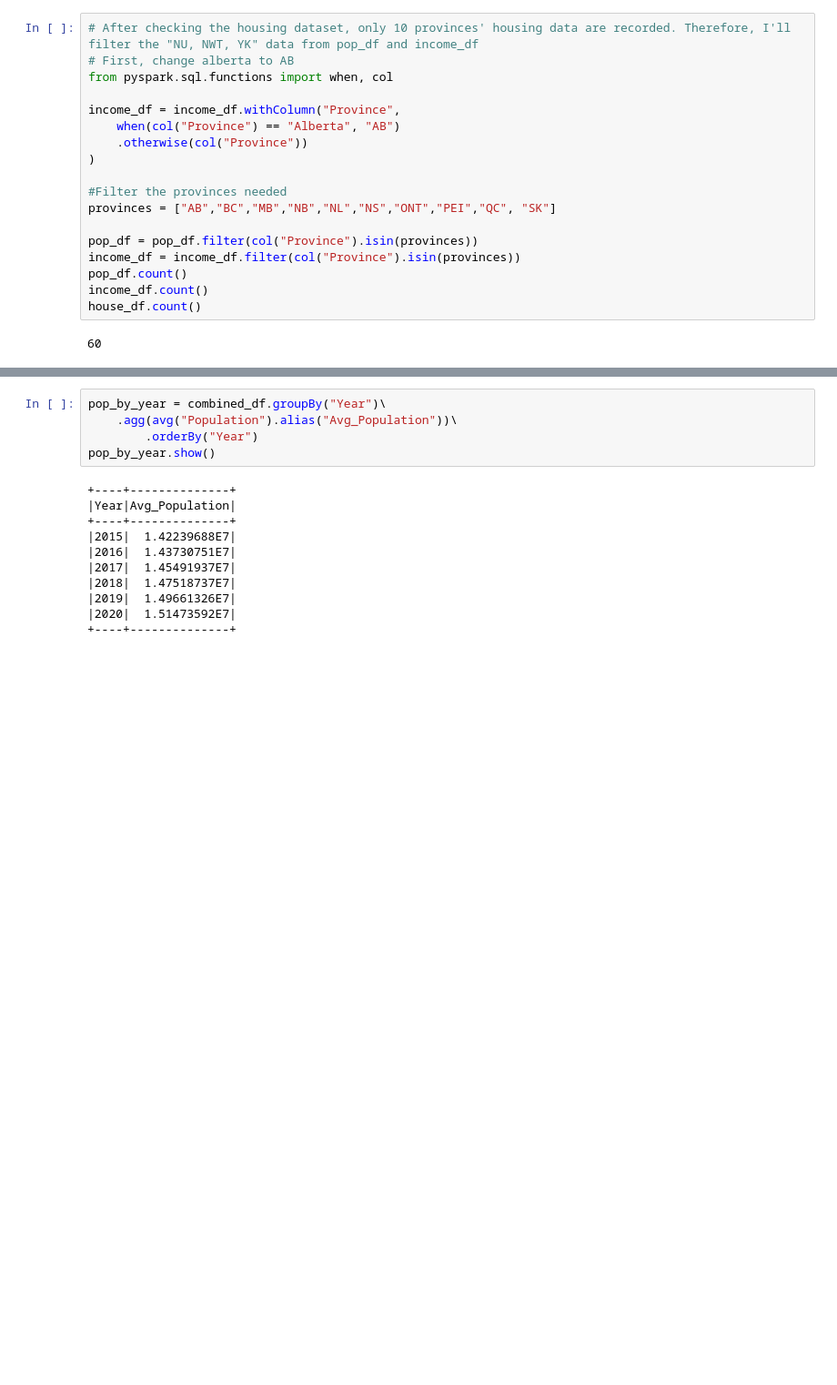
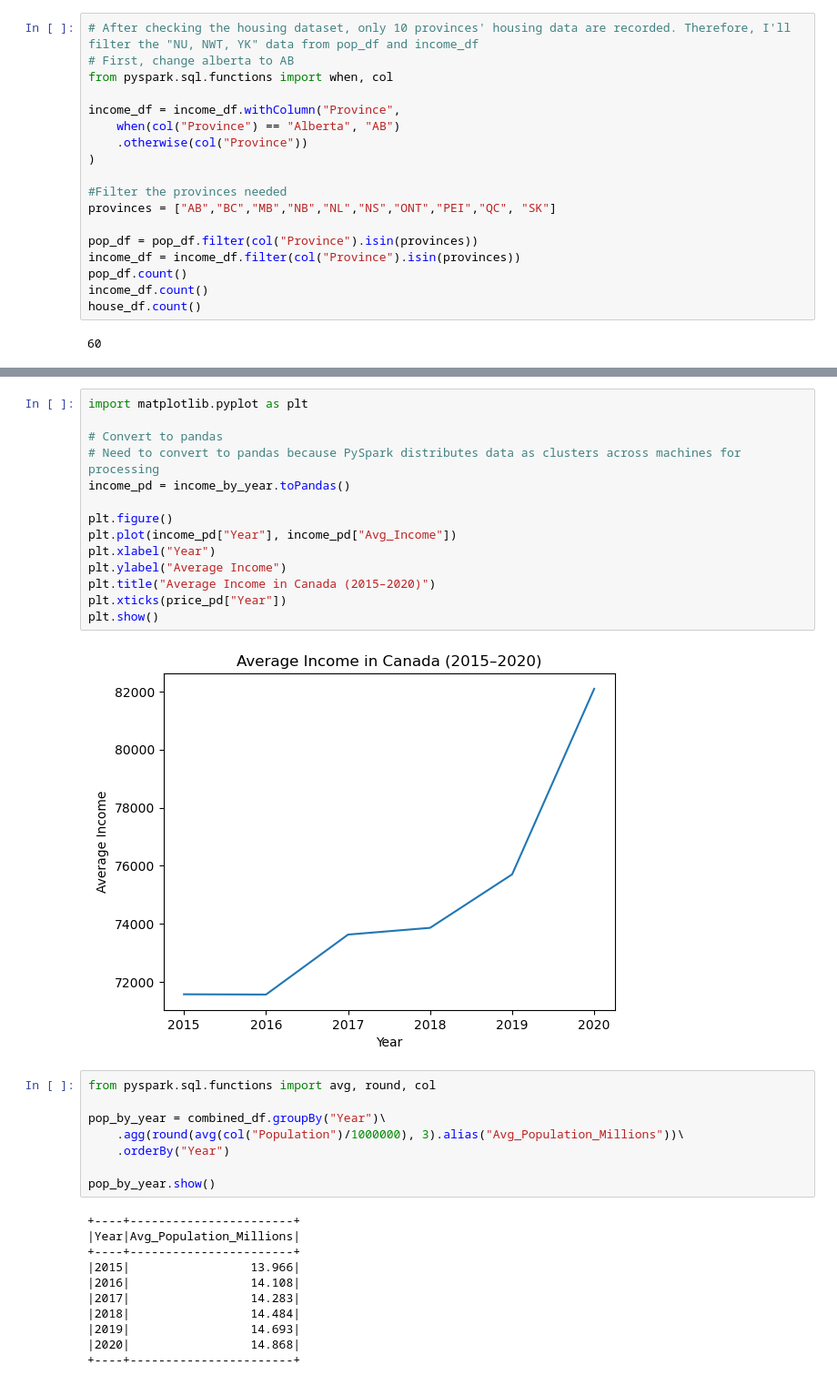
Before and after one commit to Eihtoo1111/Canada-Real-Estate-Prices-Analysis-Pyspark, a Jupyter notebook: Final_assingment_G14.ipynb, the cells around one changed output, grey strips where cells are left out. Shown at 91% size. Cells and saved outputs as stored; diff of their text form; blank space fills up the shorter version.

```diff
--- a/Final_assingment_G14.ipynb
+++ b/Final_assingment_G14.ipynb
@@ -165,17 +191,36 @@ income_by_year.show()
 +----+----------+
+# %%
+import matplotlib.pyplot as plt
+
+# Convert to pandas
+# Need to convert to pandas because PySpark distributes data as clusters across machines for processing
+income_pd = income_by_year.toPandas()
+
+plt.figure()
+plt.plot(income_pd["Year"], income_pd["Avg_Income"])
+plt.xlabel("Year")
+plt.ylabel("Average Income")
+plt.title("Average Income in Canada (2015–2020)")
+plt.xticks(price_pd["Year"])
+plt.show()
+# %% [output]
+[figure, added]
 # %%
+from pyspark.sql.functions import avg, round, col
+
 pop_by_year = combined_df.groupBy("Year")\
-    .agg(avg("Population").alias("Avg_Population"))\
-        .orderBy("Year")
+    .agg(round(avg(col("Population")/1000000), 3).alias("Avg_Population_Millions"))\
+    .orderBy("Year")
+
 pop_by_year.show()
 # %% [output]
-+----+--------------+
-|Year|Avg_Population|
-+----+--------------+
-|2015|  1.42239688E7|
-|2016|  1.43730751E7|
-|2017|  1.45491937E7|
-|2018|  1.47518737E7|
-|2019|  1.49661326E7|
-|2020|  1.51473592E7|
-+----+--------------+
++----+-----------------------+
+|Year|Avg_Population_Millions|
++----+-----------------------+
+|2015|                 13.966|
+|2016|                 14.108|
+|2017|                 14.283|
+|2018|                 14.484|
+|2019|                 14.693|
+|2020|                 14.868|
++----+-----------------------+
```
Also changed, not shown: parts of 11 cells of this notebook.
